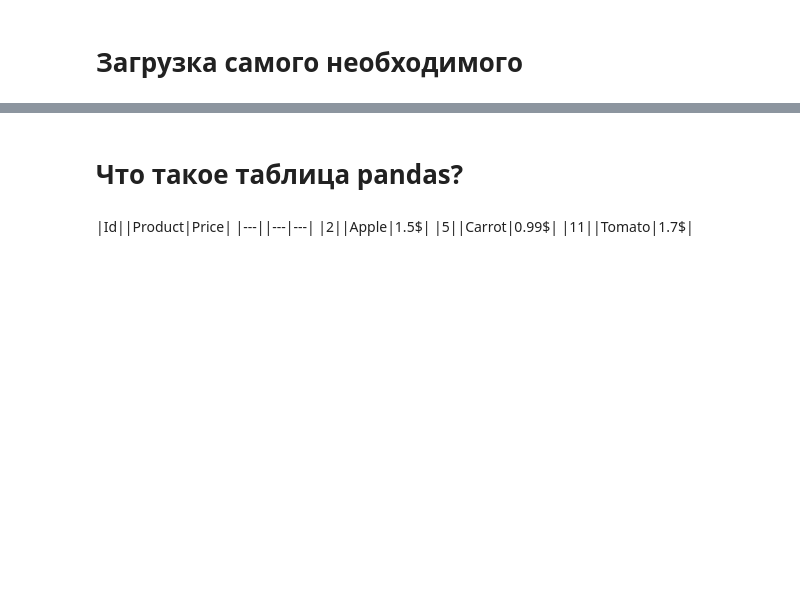
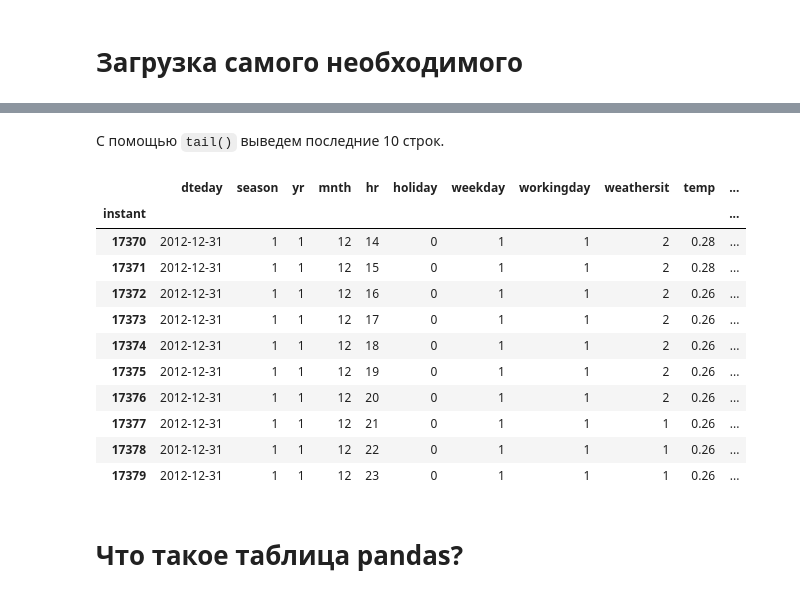
Before and after one commit to davydovavd/colab, a Jupyter notebook: Копия_блокнота_"sem06_pandas&visual_ipynb".ipynb, the cells around one changed output, grey strips where cells are left out. Cells and saved outputs as stored; diff of their text form; code cells hidden in the pictures; blank space fills up the shorter version.

```diff
--- a/Копия_блокнота_"sem06_pandas&visual_ipynb".ipynb
+++ b/Копия_блокнота_"sem06_pandas&visual_ipynb".ipynb
@@ -42,8 +88,19 @@ Archive:  data.zip
+# %% [markdown]
+С помощью `tail()` выведем последние 10 строк.
+# %%
+data.tail(10)
+# %% [output]
+|  | dteday | season | yr | mnth | hr | holiday | weekday | workingday | weathersit | temp | ... |
+| instant |  |  |  |  |  |  |  |  |  |  | ... |
+| 17370 | 2012-12-31 | 1 | 1 | 12 | 14 | 0 | 1 | 1 | 2 | 0.28 | ... |
+| 17371 | 2012-12-31 | 1 | 1 | 12 | 15 | 0 | 1 | 1 | 2 | 0.28 | ... |
+| 17372 | 2012-12-31 | 1 | 1 | 12 | 16 | 0 | 1 | 1 | 2 | 0.26 | ... |
+| 17373 | 2012-12-31 | 1 | 1 | 12 | 17 | 0 | 1 | 1 | 2 | 0.26 | ... |
+| 17374 | 2012-12-31 | 1 | 1 | 12 | 18 | 0 | 1 | 1 | 2 | 0.26 | ... |
+| 17375 | 2012-12-31 | 1 | 1 | 12 | 19 | 0 | 1 | 1 | 2 | 0.26 | ... |
+| 17376 | 2012-12-31 | 1 | 1 | 12 | 20 | 0 | 1 | 1 | 2 | 0.26 | ... |
+| 17377 | 2012-12-31 | 1 | 1 | 12 | 21 | 0 | 1 | 1 | 1 | 0.26 | ... |
+| 17378 | 2012-12-31 | 1 | 1 | 12 | 22 | 0 | 1 | 1 | 1 | 0.26 | ... |
+| 17379 | 2012-12-31 | 1 | 1 | 12 | 23 | 0 | 1 | 1 | 1 | 0.26 | ... |
 # %% [markdown]
 # Что такое таблица pandas?
-# %% [markdown]
-|Id||Product|Price|
-|---||---|---|
-|2||Apple|1.5\$|
-|5||Carrot|0.99\$|
-|11||Tomato|1.7\$|
```
Also changed, not shown: parts of 68 cells of this notebook.
